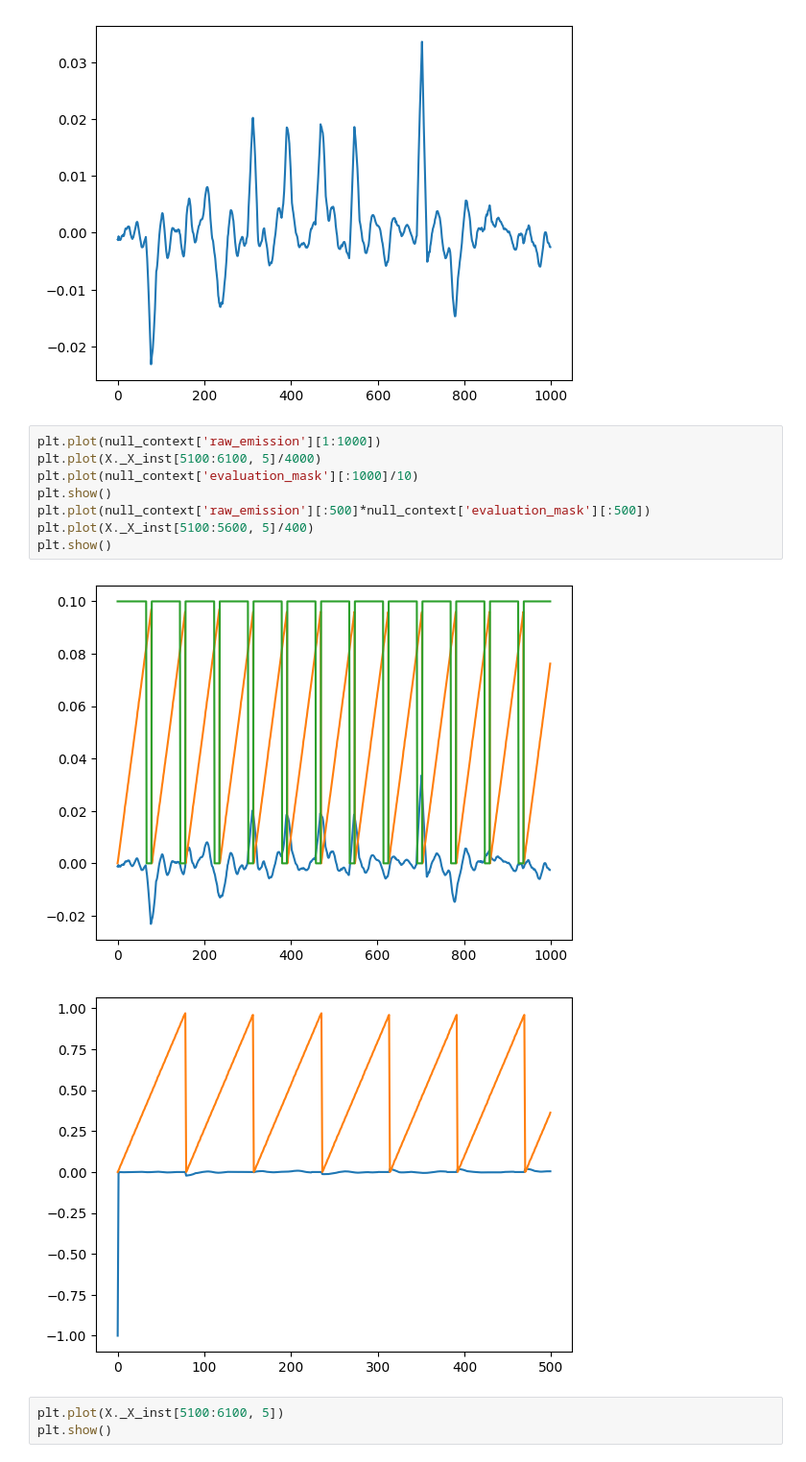
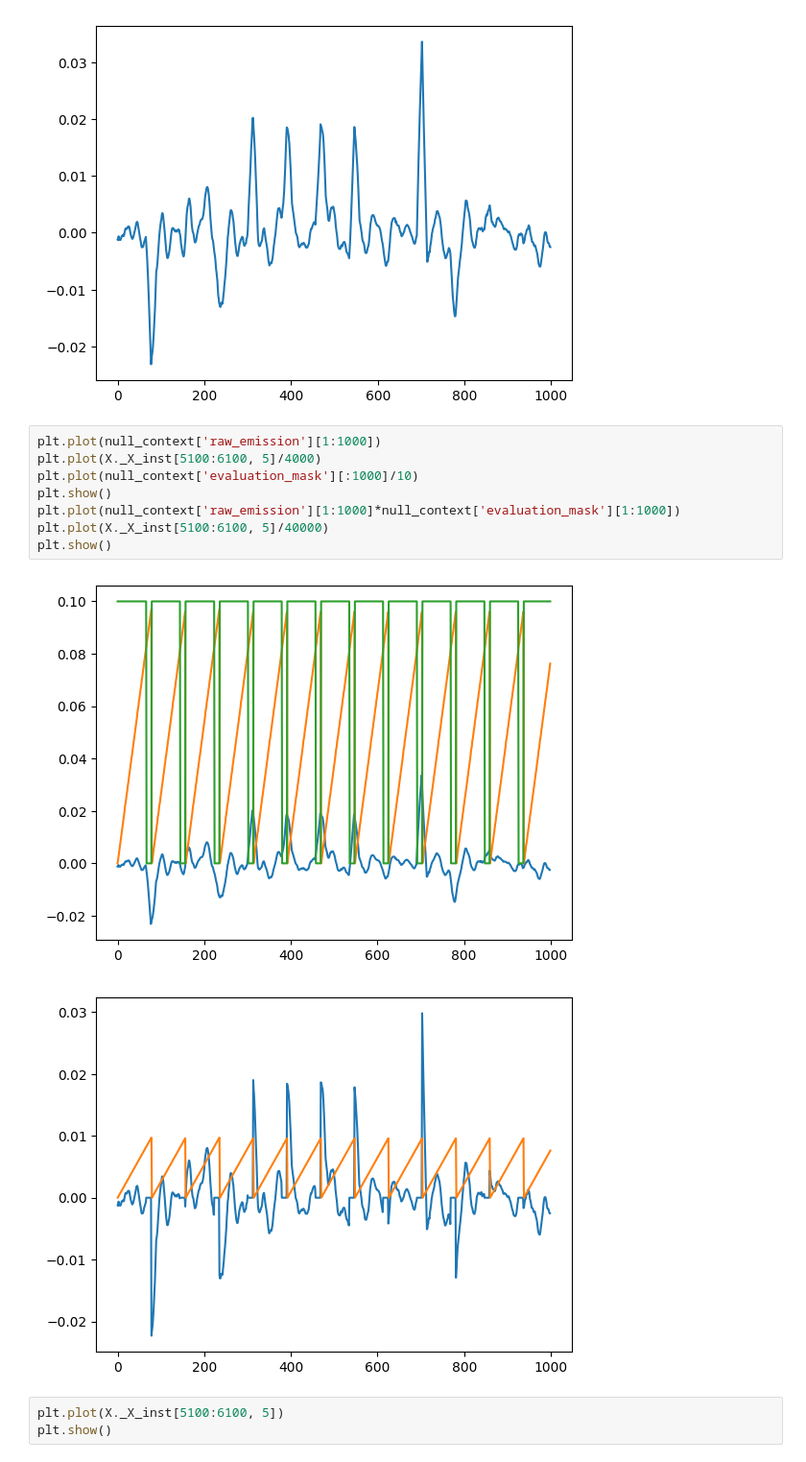
Before and after one commit to Logan-Kelsch/Structural_Regression, a Jupyter notebook: src/dev.ipynb, the cells around one changed output. Shown at 96% size. Saved outputs shown, nothing was run; the diff lists cells and outputs as text.

```diff
--- a/src/dev.ipynb
+++ b/src/dev.ipynb
@@ -3260,14 +3260,14 @@ plt.plot(null_context['raw_emission'][1:1000])
 # %%
 plt.plot(null_context['raw_emission'][1:1000])
 plt.plot(X._X_inst[5100:6100, 5]/4000)
 plt.plot(null_context['evaluation_mask'][:1000]/10)
 plt.show()
-plt.plot(null_context['raw_emission'][:500]*null_context['evaluation_mask'][:500])
-plt.plot(X._X_inst[5100:5600, 5]/400)
+plt.plot(null_context['raw_emission'][1:1000]*null_context['evaluation_mask'][1:1000])
+plt.plot(X._X_inst[5100:6100, 5]/40000)
 plt.show()
 # %% [output]
 [figure]
-[figure, old version]
+[figure, new version]
 # %%
 plt.plot(X._X_inst[5100:6100, 5])
 plt.show()
```
